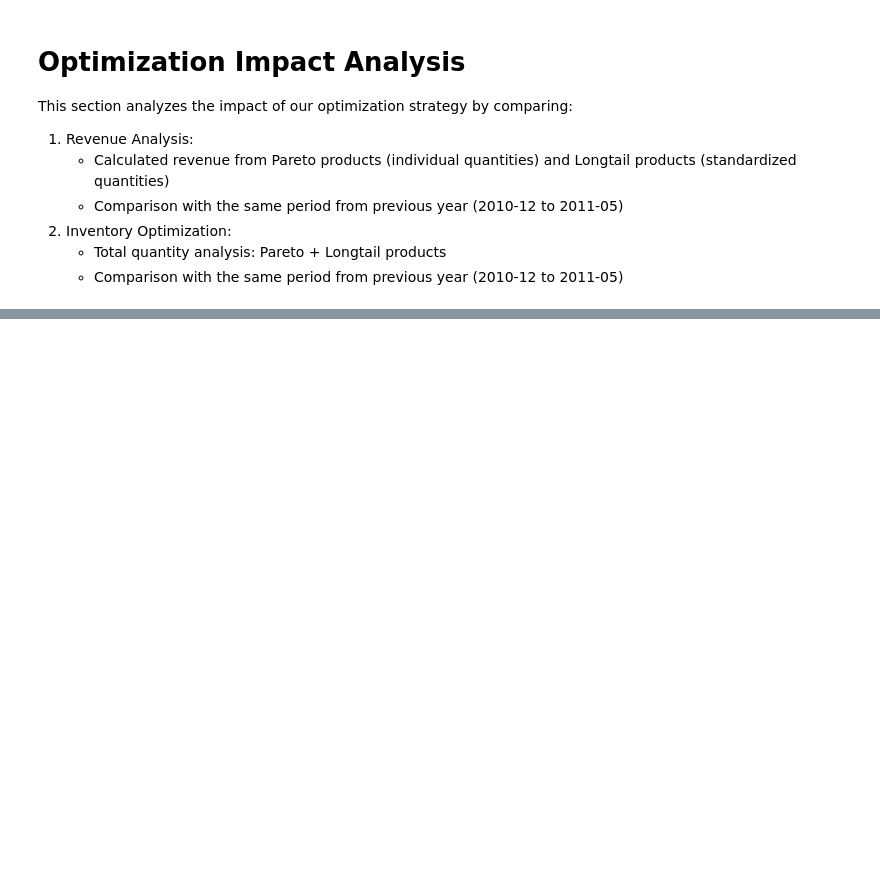
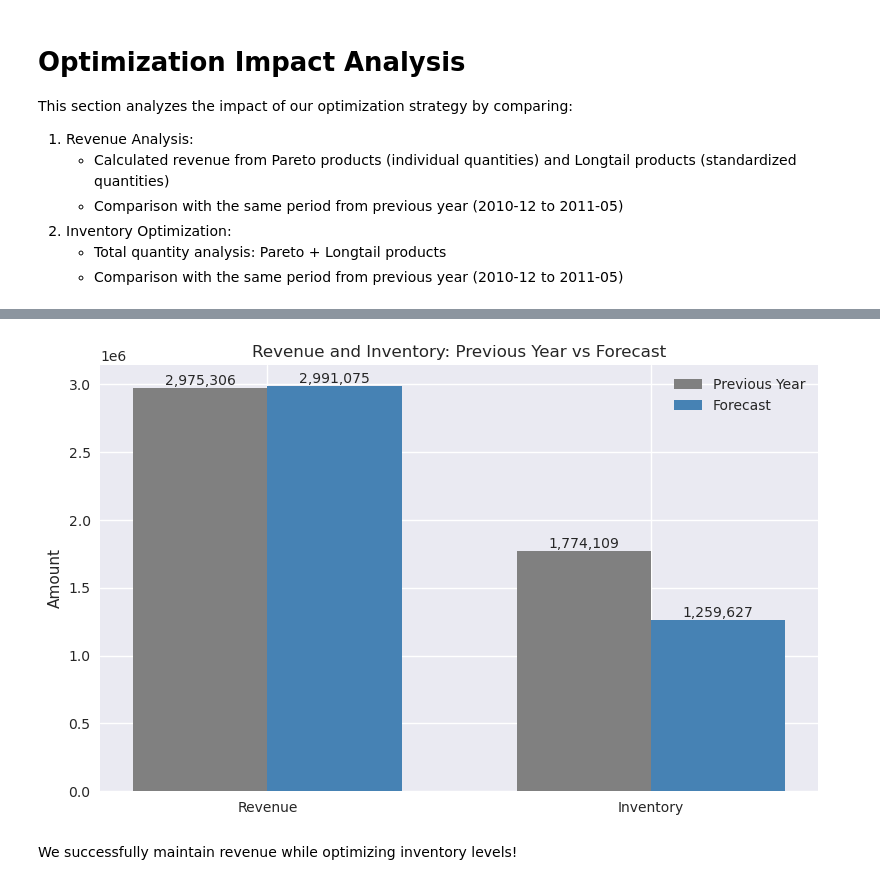
Before and after one commit to esemsc-rap24/retail-forecast-retention, a Jupyter notebook: demand_forecast_clean.ipynb, the cells around one changed output, grey strips where cells are left out. Cells and saved outputs as stored; diff of their text form; code cells hidden in the pictures; blank space fills up the shorter version.

```diff
--- a/demand_forecast_clean.ipynb
+++ b/demand_forecast_clean.ipynb
@@ -2034,0 +2238,33 @@ This section analyzes the impact of our optimization strategy by comparing:
+# %%
+# Visualize improvement in revenue and inventory
+# This chart compares previous year and forecasted values
+
+# Prepare data for plotting
+labels = ['Revenue', 'Inventory']
+prev_values = [prev_revenue, prev_qty]
+forecast_values = [total_forecast_revenue, total_forecast_qty]
+
+x = np.arange(len(labels))  # label locations
+width = 0.35  # bar width
+
+plt.figure(figsize=(8, 5))
+plt.bar(x - width/2, prev_values, width, label='Previous Year', color='gray')
+plt.bar(x + width/2, forecast_values, width, label='Forecast', color='steelblue')
+
+plt.ylabel('Amount')
+plt.title('Revenue and Inventory: Previous Year vs Forecast')
+plt.xticks(x, labels)
+plt.legend()
+
+# Add value labels on bars
+for i, v in enumerate(prev_values):
+    plt.text(i - width/2, v, f'{v:,.0f}', ha='center', va='bottom', fontsize=10)
+for i, v in enumerate(forecast_values):
+    plt.text(i + width/2, v, f'{v:,.0f}', ha='center', va='bottom', fontsize=10)
+
+plt.tight_layout()
+plt.show()
+# %% [output]
+[figure, added]
+# %% [markdown]
+We successfully maintain revenue while optimizing inventory levels!
```
Also changed, not shown: parts of 24 cells of this notebook.
